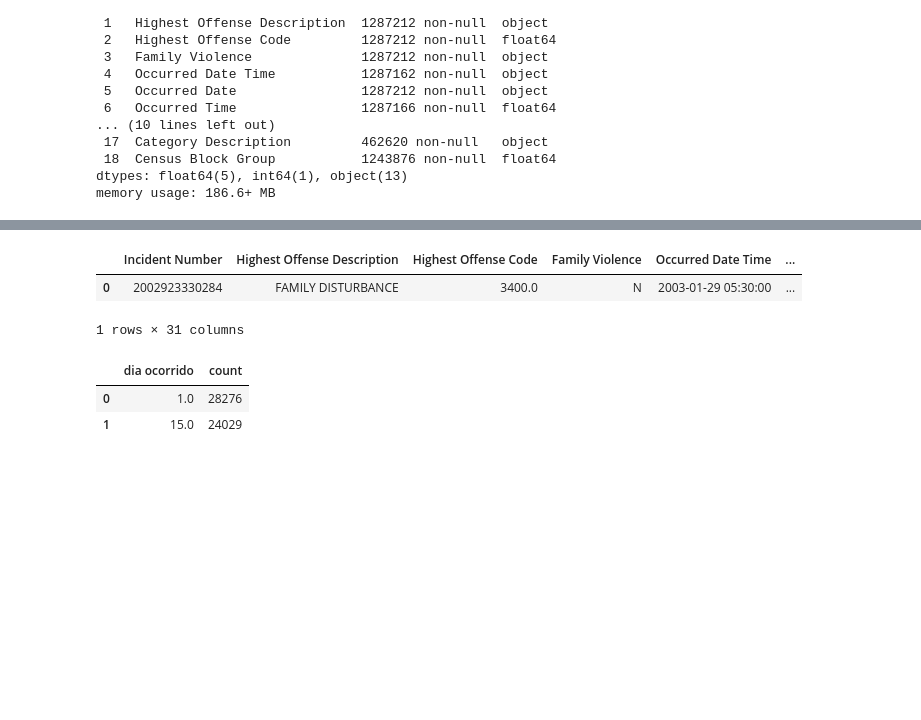
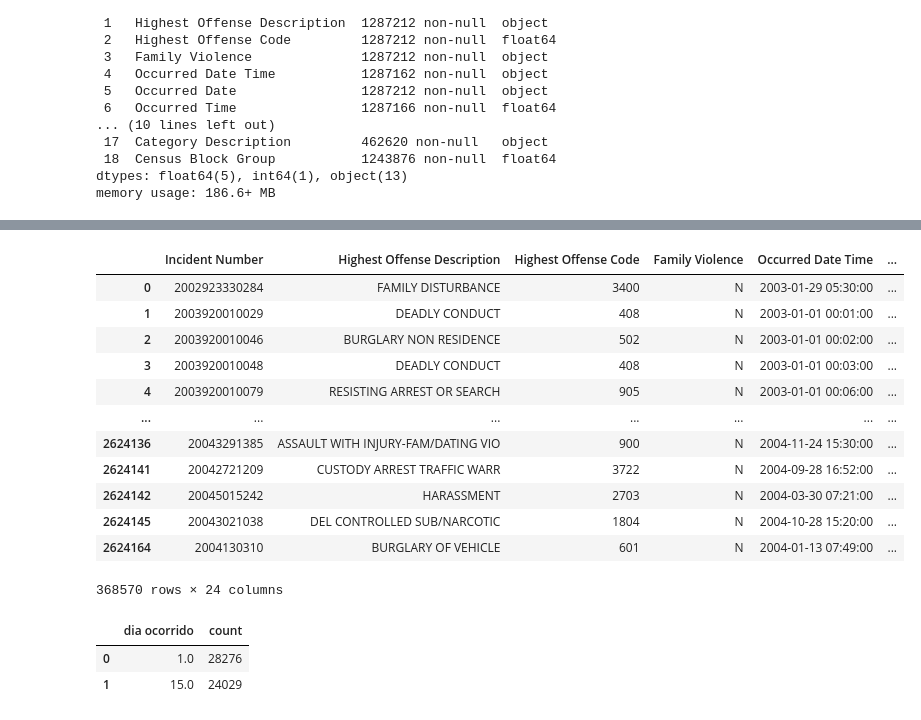
Before and after one commit to lucassilva-aiengineer/Projetos-Ciencia-Dados-I, a Jupyter notebook: projeto_1/analise_diagnostica_crimes_em_austin_tx.ipynb, the cells around one changed output, grey strips where cells are left out. Saved outputs shown, nothing was run; the diff lists cells and outputs as text; code cells hidden in the pictures; blank space fills up the shorter version.

```diff
--- a/projeto_1/analise_diagnostica_crimes_em_austin_tx.ipynb
+++ b/projeto_1/analise_diagnostica_crimes_em_austin_tx.ipynb
@@ -90,3 +90,4 @@ df["dia ocorrido"] = df["Occurred Date Time"].dt.day
 df["mes ocorrido"] = df["Occurred Date Time"].dt.month
 df["ano ocorrido"] = df["Occurred Date Time"].dt.year
 df["hora ocorrido"] = df["Occurred Date Time"].dt.hour
+df["data ocorrido"] = df["Occurred Date Time"].dt.date
@@ -93,9 +111,19 @@ df["hora ocorrido"] = df["Occurred Date Time"].dt.hour
 # %%
-df[df["ano ocorrido"] == 2002]
+df[df["ano ocorrido"] <= 2005]
 # %% [output]
 |  | Incident Number | Highest Offense Description | Highest Offense Code | Family Violence | Occurred Date Time | ... |
-| 0 | 2002923330284 | FAMILY DISTURBANCE | 3400.0 | N | 2003-01-29 05:30:00 | ... |
+| 0 | 2002923330284 | FAMILY DISTURBANCE | 3400 | N | 2003-01-29 05:30:00 | ... |
+| 1 | 2003920010029 | DEADLY CONDUCT | 408 | N | 2003-01-01 00:01:00 | ... |
+| 2 | 2003920010046 | BURGLARY NON RESIDENCE | 502 | N | 2003-01-01 00:02:00 | ... |
+| 3 | 2003920010048 | DEADLY CONDUCT | 408 | N | 2003-01-01 00:03:00 | ... |
+| 4 | 2003920010079 | RESISTING ARREST OR SEARCH | 905 | N | 2003-01-01 00:06:00 | ... |
+| ... | ... | ... | ... | ... | ... | ... |
+| 2624136 | 20043291385 | ASSAULT WITH INJURY-FAM/DATING VIO | 900 | N | 2004-11-24 15:30:00 | ... |
+| 2624141 | 20042721209 | CUSTODY ARREST TRAFFIC WARR | 3722 | N | 2004-09-28 16:52:00 | ... |
+| 2624142 | 20045015242 | HARASSMENT | 2703 | N | 2004-03-30 07:21:00 | ... |
+| 2624145 | 20043021038 | DEL CONTROLLED SUB/NARCOTIC | 1804 | N | 2004-10-28 15:20:00 | ... |
+| 2624164 | 2004130310 | BURGLARY OF VEHICLE | 601 | N | 2004-01-13 07:49:00 | ... |
-1 rows × 31 columns
+368570 rows × 24 columns
 # %%
 quantidades_diarias = df["dia ocorrido"].value_counts()
 quantidades_diarias = quantidades_diarias.reset_index()
```
Also changed, not shown: parts of 24 cells of this notebook.
